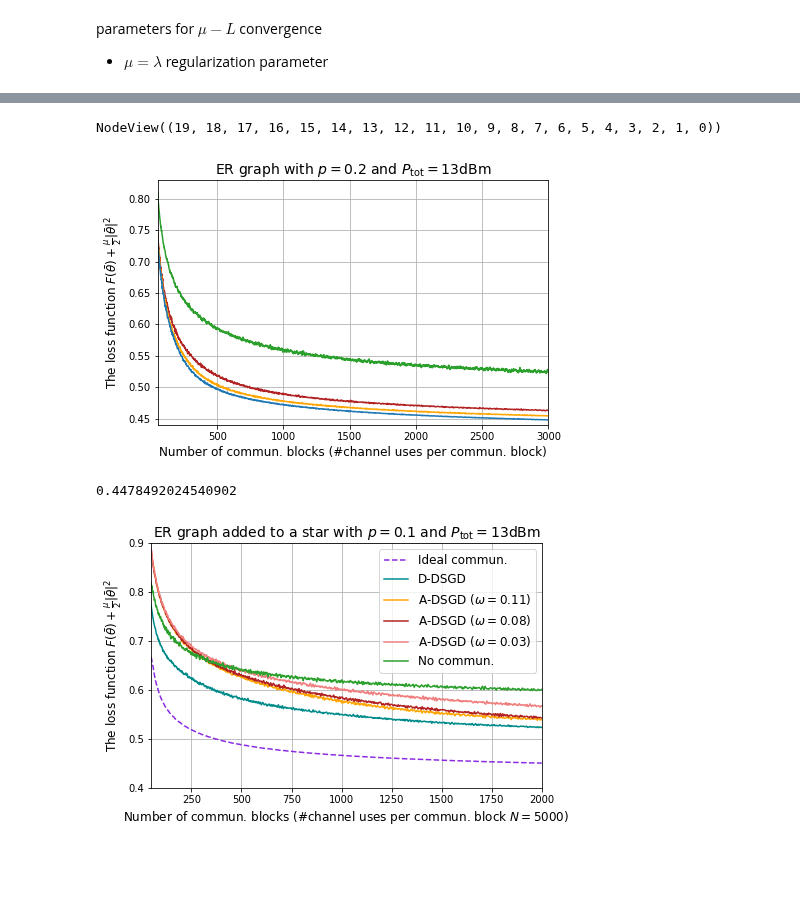
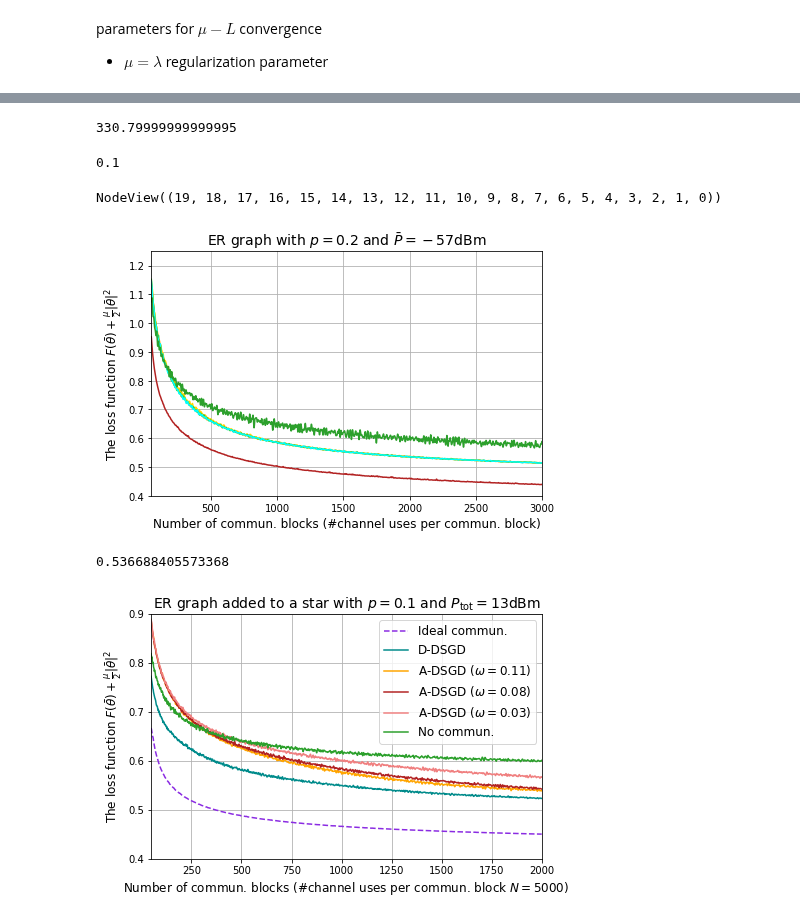
Before and after one commit to Fuzzy-Face/JSAC_FL, a Jupyter notebook: temp.ipynb, the cells around one changed output, grey strips where cells are left out. Saved outputs shown, nothing was run; the diff lists cells and outputs as text; code cells hidden in the pictures; blank space fills up the shorter version.

```diff
--- a/temp.ipynb
+++ b/temp.ipynb
@@ -90,3 +82,11 @@ delta
+# %%
+L/mu
+# %% [output]
+330.79999999999995
+# %%
+mu
+# %% [output]
+0.1
 # %%
 G.nodes()
 # %% [output]
@@ -127,63 +127,63 @@ CG = PL * (np.abs(CH)) ** 2
 # losseses = np.array(losseses)
 # K = losseses.shape[2]
 # df1 = pd.DataFrame(losseses[0], columns = ['Device_{}'.format(i + 1) for i in range(K)] )
-losseses = pickle.load( open('../repo_jv/data/pair-wise/losseses_SCHEME_5_P_0.002_N_7943_rho_a_500.00_zeta0_0.0100_rho_a_prime_997.63.pkl', 'rb') )
+losseses = pickle.load( open('../repo_jv/data/simulations/losseses_SCHEME_1_eta0_2.00_zeta0_1.00_10-0.pkl', 'rb') )
 losseses = np.array(losseses)
 df1 = pd.DataFrame(losseses[0], columns = ['Device_{}'.format(i + 1) for i in range(K)] )
 
-losseses = pickle.load( open('../repo_jv/data/pair-wise/losseses_SCHEME_5_P_0.007_N_7943_rho_a_500.00_zeta0_0.0100_rho_a_prime_3459.15.pkl', 'rb') )
+losseses = pickle.load( open('../repo_jv/data/simulations/losseses_SCHEME_2_P_0.0020mW_N_7943_a_1000.00_zeta0_0.0050_a_prime_100.00.pkl', 'rb') )
 losseses = np.array(losseses)
 df2 = pd.DataFrame(losseses[0], columns = ['Device_{}'.format(i + 1) for i in range(K)] )
 
-losseses = pickle.load( open('../repo_jv/data/pair-wise/losseses_SCHEME_5_P_0.024_N_7943_rho_a_500.00_zeta0_0.0100_rho_a_prime_11994.16.pkl', 'rb') )
+losseses = pickle.load( open('../repo_jv/data/losseses_SCHEME_2_P_0.0002mW_N_7943_a_1000.00_zeta0_0.0050_a_prime_100.00.pkl', 'rb') )
 losseses = np.array(losseses)
 df3 = pd.DataFrame(losseses[0], columns = ['Device_{}'.format(i + 1) for i in range(K)] )
 
-losseses = pickle.load( open('../repo_jv/data/pair-wise/losseses_SCHEME_5_P_0.08_N_7943_rho_a_500.00_zeta0_0.0100_rho_a_prime_41588.19.pkl', 'rb') )
+losseses = pickle.load( open('../repo_jv/data/losseses_SCHEME_2_P_0.0200mW_N_7943_a_1000.00_zeta0_0.0050_a_prime_100.00.pkl', 'rb') )
 losseses = np.array(losseses)
 df4 = pd.DataFrame(losseses[0], columns = ['Device_{}'.format(i + 1) for i in range(K)] )
 
-losseses = pickle.load( open('../repo_jv/data/pair-wise/losseses_SCHEME_5_P_0.29_N_7943_rho_a_500.00_zeta0_0.0100_rho_a_prime_144201.58.pkl', 'rb') )
+losseses = pickle.load( open('../repo_jv/data/losseses_SCHEME_2_P_0.2000mW_N_7943_a_1000.00_zeta0_0.0050_a_prime_100.00.pkl', 'rb') )
 losseses = np.array(losseses)
 df5 = pd.DataFrame(losseses[0], columns = ['Device_{}'.format(i + 1) for i in range(K)] )
 
-losseses = pickle.load( open('../repo_jv/data/pair-wise/losseses_SCHEME_5_P_Inf_N_7943_rho_a_500.00_zeta0_0.0100_CHOCO.pkl', 'rb') )
-losseses = np.array(losseses)
-df6 = pd.DataFrame(losseses[0], columns = ['Device_{}'.format(i + 1) for i in range(K)] )
+# losseses = pickle.load( open('../repo_jv/data/losseses_SCHEME_2_P_0.0020mW_N_7943_a_10000.00_zeta0_0.0050_a_prime_100.00.pkl', 'rb') )
+# losseses = np.array(losseses)
+# df6 = pd.DataFrame(losseses[0], columns = ['Device_{}'.format(i + 1) for i in range(K)] )
 
-losseses = pickle.load( open('../repo_jv/data/losseses_SCHEME_1_eta0_2.00_zeta0_1.00_10-0.pkl', 'rb') )
-losseses = np.array(losseses)
-df7 = pd.DataFrame(losseses[0], columns = ['Device_{}'.format(i + 1) for i in range(K)] )
+# losseses = pickle.load( open('../repo_jv/data/losseses_SCHEME_1_eta0_2.00_zeta0_1.00_10-0.pkl', 'rb') )
+# losseses = np.array(losseses)
+# df7 = pd.DataFrame(losseses[0], columns = ['Device_{}'.format(i + 1) for i in range(K)] )
 
-losseses = pickle.load( open('../repo_jv/data/losseses_local_eta0_2.00.pkl', 'rb') )
+losseses = pickle.load( open('../repo_jv/data/simulations/losseses_local_eta0_2.00.pkl', 'rb') )
 losseses = np.array(losseses)
 df8 = pd.DataFrame(losseses[0], columns = ['Device_{}'.format(i + 1) for i in range(K)] )
 # %%
 fig, ax = plt.subplots(figsize = (7.0,4.5))
-df1.rolling(window = 5).mean().mean(axis = 1).plot(color = 'firebrick', label = 'D-DSGD')
-df2.rolling(window = 5).mean().mean(axis = 1).plot(color = 'orange', label = 'TDMA-based D-DSGD')
-# df3.rolling(window = 5).mean().mean(axis = 1).plot(color = 'gold', label = 'A-DSGD')
-# df4.rolling(window = 5).mean().mean(axis = 1).plot(color = 'limegreen', label = 'TDMA-based A-DSGD')
-# df5.rolling(window = 5).mean().mean(axis = 1).plot(color = 'cyan', label = 'TDMA-based A-DSGD')
-df6.rolling(window = 5).mean().mean(axis = 1).plot(color = 'tab:blue', label = 'TDMA-based A-DSGD')
+df1.rolling(window = 5).mean().mean(axis = 1).plot(color = 'firebrick', label = 'Ideal commun.')
+df2.rolling(window = 5).mean().mean(axis = 1).plot(color = 'orange', label = 'D-DSGD')
+df3.rolling(window = 5).mean().mean(axis = 1).plot(color = 'gold', label = 'A-DSGD')
+df4.rolling(window = 5).mean().mean(axis = 1).plot(color = 'limegreen', label = 'TDMA-based A-DSGD')
+df5.rolling(window = 5).mean().mean(axis = 1).plot(color = 'cyan', label = 'TDMA-based A-DSGD')
+# df6.rolling(window = 5).mean().mean(axis = 1).plot(color = 'tab:blue', label = 'TDMA-based A-DSGD')
 # df7.rolling(window = 5).mean().mean(axis = 1).plot(style = '--', color = 'blueviolet', label = 'Ideal commun.')
-df8.rolling(window = 10).mean().mean(axis = 1).plot(color = 'tab:green', label = 'No commun.')
+df8.rolling(window = 5).mean().mean(axis = 1).plot(color = 'tab:green', label = 'No commun.')
 
 plt.xlabel(r'Number of commun. blocks (#channel uses per commun. block)', fontsize = 12)
 plt.ylabel(r'The loss function $F(\bar{\theta}) + \frac{\mu}{2}\|\bar{\theta}\|^2$', fontsize = 12)
-plt.title(r'ER graph with $p = 0.2$ and $P_{\rm tot} = 13$dBm', fontsize = 14)
+plt.title(r'ER graph with $p = 0.2$ and $\barP = -57$dBm', fontsize = 14)
 plt.xlim((50, 3000))
-plt.ylim((0.44, 0.83))
+plt.ylim((0.40, 1.25))
 plt.grid()
 # plt.legend(loc = 'upper right', fontsize = 12)
 # plt.savefig('C:/Users/Helen/documents/visiting_research@KCL/D2D_DSGD/repo_jv/fig/comp_loss_vs_commun_small_N.pdf',format='pdf', dpi=600)
 plt.show()
 # %% [output]
-[figure, old version]
+[figure, new version]
 # %%
-df5.rolling(window = 5).mean().mean(axis = 1).min()
+df2.rolling(window = 5).mean().mean(axis = 1)[1999]
 # %% [output]
-0.4478492024540902
+0.536688405573368
 # %%
 # For an ER graph of connectivity probability of p = 0.10 generated based on a STAR
 # standard DSGD
```
Also changed, not shown: parts of 11 cells of this notebook, 1 other file.
